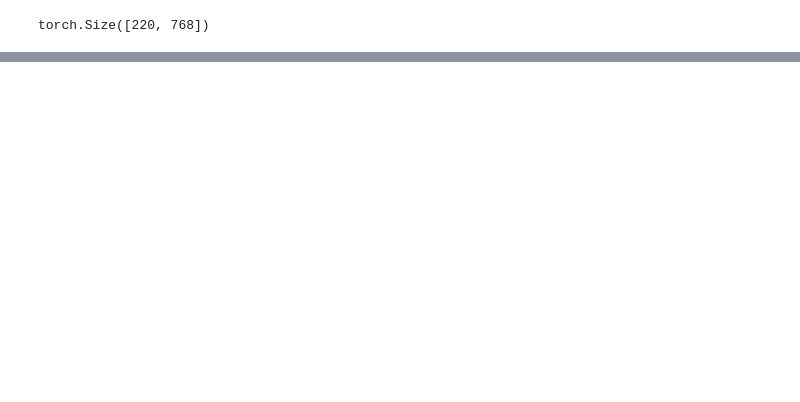
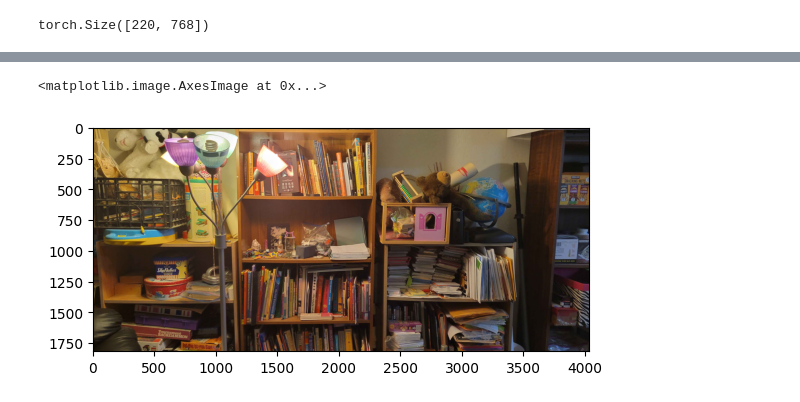
Before and after one commit to akmayer/ViTMaskedAutoencoder, a Jupyter notebook: ModelTraining.ipynb, the cells around one changed output, grey strips where cells are left out. Cells and saved outputs as stored; diff of their text form; code cells hidden in the pictures; blank space fills up the shorter version.

```diff
--- a/ModelTraining.ipynb
+++ b/ModelTraining.ipynb
@@ -236,0 +252,18 @@ Clipping input data to the valid range for imshow with RGB data ([0..1] for floa
+# %%
+def processIm(PILImage):
+    frame = np.array(PILImage)
+    frame = torch.tensor(frame)
+    frame = einx.rearrange("h w c -> c h w", frame)
+    resizer = Resize((176, 320))
+    frame = resizer(frame)
+    frame = einx.rearrange("c (h h16) (w w16) -> (h w) (h16 w16 c)", frame, h16=16, w16=16)
+    return frame.float() / 255
+
+im = Image.open("NewImages/Bookshelf.jpg")
+processedIm = processIm(im)
+processedIm = processedIm.unsqueeze(0).cuda()
+maskedInputTensor, maskedDecodedOutput, inputToDecoderBatch, unscrambledImageBatch = model(processedIm)
+plt.imshow(im)
+# %% [output]
+<matplotlib.image.AxesImage at 0x...>
+[figure, added]
```
Also changed, not shown: parts of 12 cells of this notebook, 5 other files.
